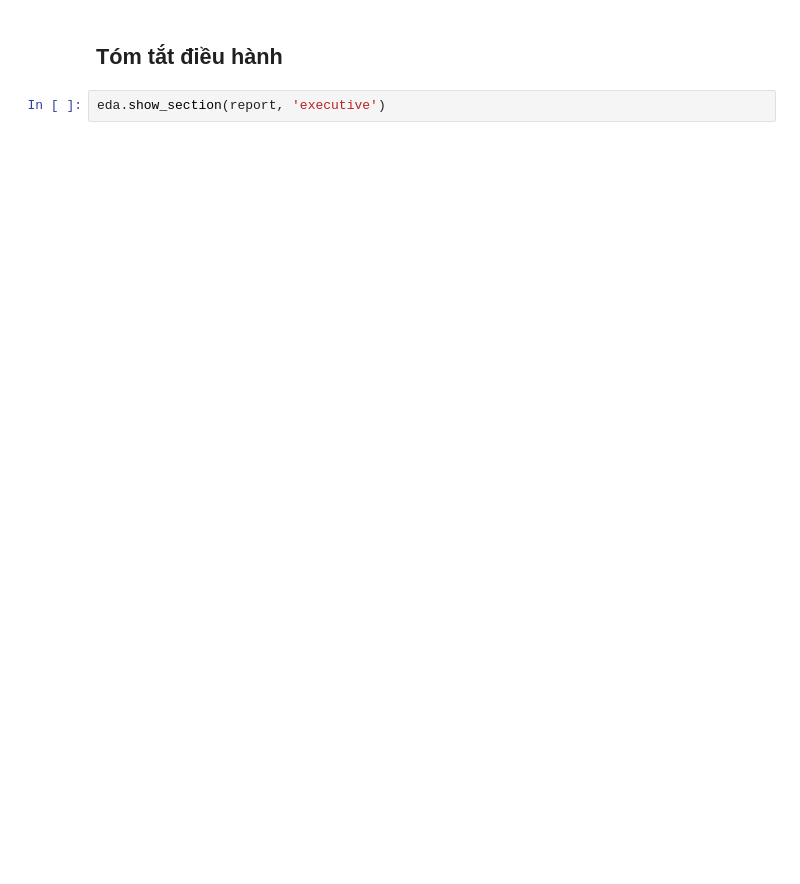
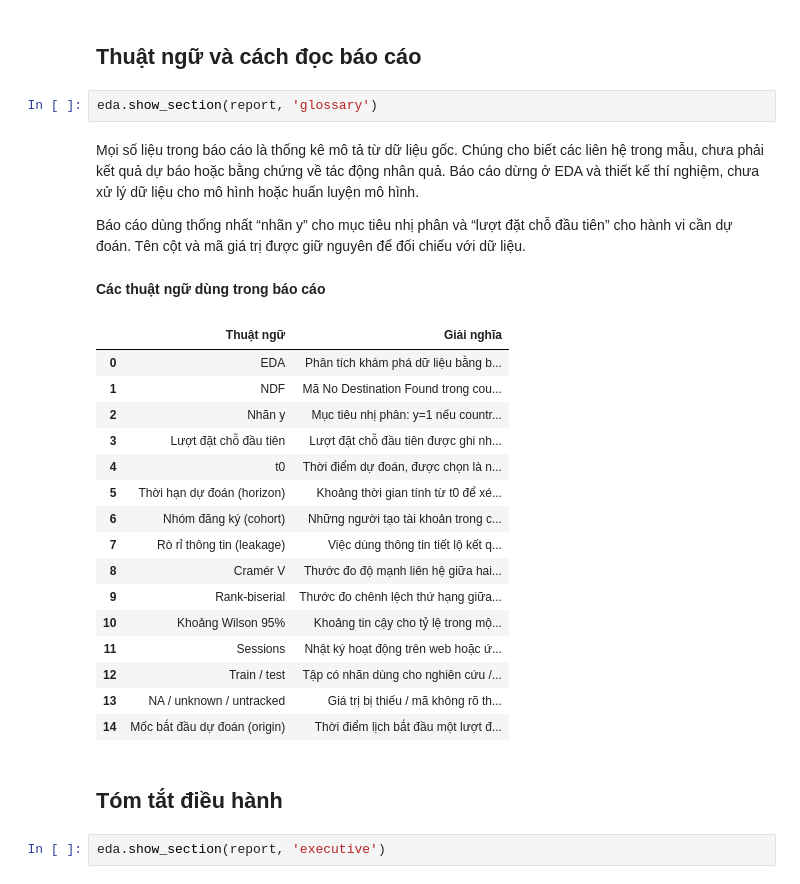
Before and after one commit to AnhQun18/Propensity-VSF-tts, a Jupyter notebook: notebooks/AIRBNB/airbnb_descriptive_report.ipynb, the cells around one changed output. Drawn from its saved outputs; the diff is of its cells as text; blank space fills up the shorter version.

Commit message:
Improve Airbnb report readability and terminology

```diff
--- a/notebooks/AIRBNB/airbnb_descriptive_report.ipynb
+++ b/notebooks/AIRBNB/airbnb_descriptive_report.ipynb
@@ -58,5 +60,30 @@ Ngày tính lại (Asia/Ho_Chi_Minh): 2026-11-02T01:47:12.683959+07:00
 Đã tính EDA từ CSV raw; số chính: {'rows': 213451, 'columns': 16, 'positive': 88908, 'rate': 0.4165265095970504, 'sessions': 10567737, 'session_users': 135483, 'train_session_users': 73815, 'test_sess ...
 Không tạo tập feature, tập chia hoặc mô hình. Ngày tải: không được lưu; snapshot theo SHA-256.
+# %% [markdown]
+## Thuật ngữ và cách đọc báo cáo
+# %%
+eda.show_section(report, 'glossary')
+# %% [output]
+Mọi số liệu trong báo cáo là thống kê mô tả từ dữ liệu gốc. Chúng cho biết các liên hệ trong mẫu, chưa phải kết quả dự báo hoặc bằng chứng về tác động nhân quả. Báo cáo dừng ở EDA và thiết kế thí nghiệm, chưa xử lý dữ liệu cho mô hình hoặc huấn luyện mô hình.
+
+Báo cáo dùng thống nhất “nhãn y” cho mục tiêu nhị phân và “lượt đặt chỗ đầu tiên” cho hành vi cần dự đoán. Tên cột và mã giá trị được giữ nguyên để đối chiếu với dữ liệu.
+**Các thuật ngữ dùng trong báo cáo**
+|  | Thuật ngữ | Giải nghĩa |
+| 0 | EDA | Phân tích khám phá dữ liệu bằng b... |
+| 1 | NDF | Mã No Destination Found trong cou... |
+| 2 | Nhãn y | Mục tiêu nhị phân: y=1 nếu countr... |
+| 3 | Lượt đặt chỗ đầu tiên | Lượt đặt chỗ đầu tiên được ghi nh... |
+| 4 | t0 | Thời điểm dự đoán, được chọn là n... |
+| 5 | Thời hạn dự đoán (horizon) | Khoảng thời gian tính từ t0 để xé... |
+| 6 | Nhóm đăng ký (cohort) | Những người tạo tài khoản trong c... |
+| 7 | Rò rỉ thông tin (leakage) | Việc dùng thông tin tiết lộ kết q... |
+| 8 | Cramér V | Thước đo độ mạnh liên hệ giữa hai... |
+| 9 | Rank-biserial | Thước đo chênh lệch thứ hạng giữa... |
+| 10 | Khoảng Wilson 95% | Khoảng tin cậy cho tỷ lệ trong mộ... |
+| 11 | Sessions | Nhật ký hoạt động trên web hoặc ứ... |
+| 12 | Train / test | Tập có nhãn dùng cho nghiên cứu /... |
+| 13 | NA / unknown / untracked | Giá trị bị thiếu / mã không rõ th... |
+| 14 | Mốc bắt đầu dự đoán (origin) | Thời điểm lịch bắt đầu một lượt đ... |
 # %% [markdown]
 ## Tóm tắt điều hành
 # %%
```
Also changed, not shown: parts of 11 cells of this notebook, 6 other files.
